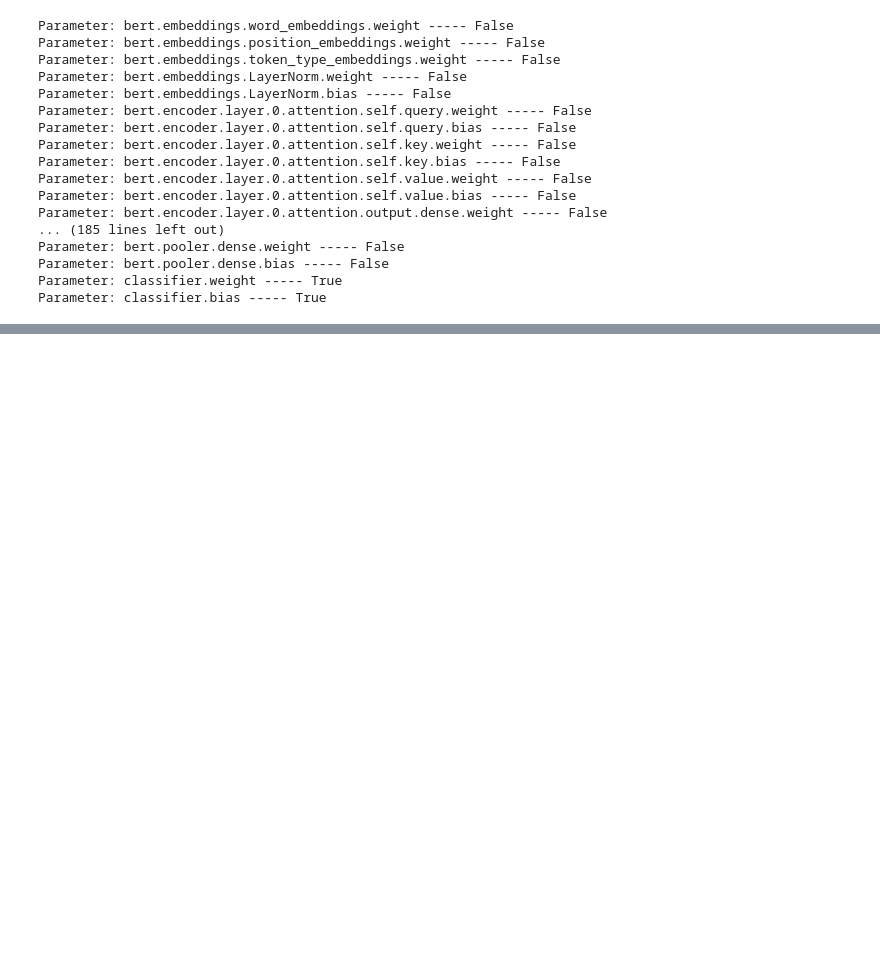
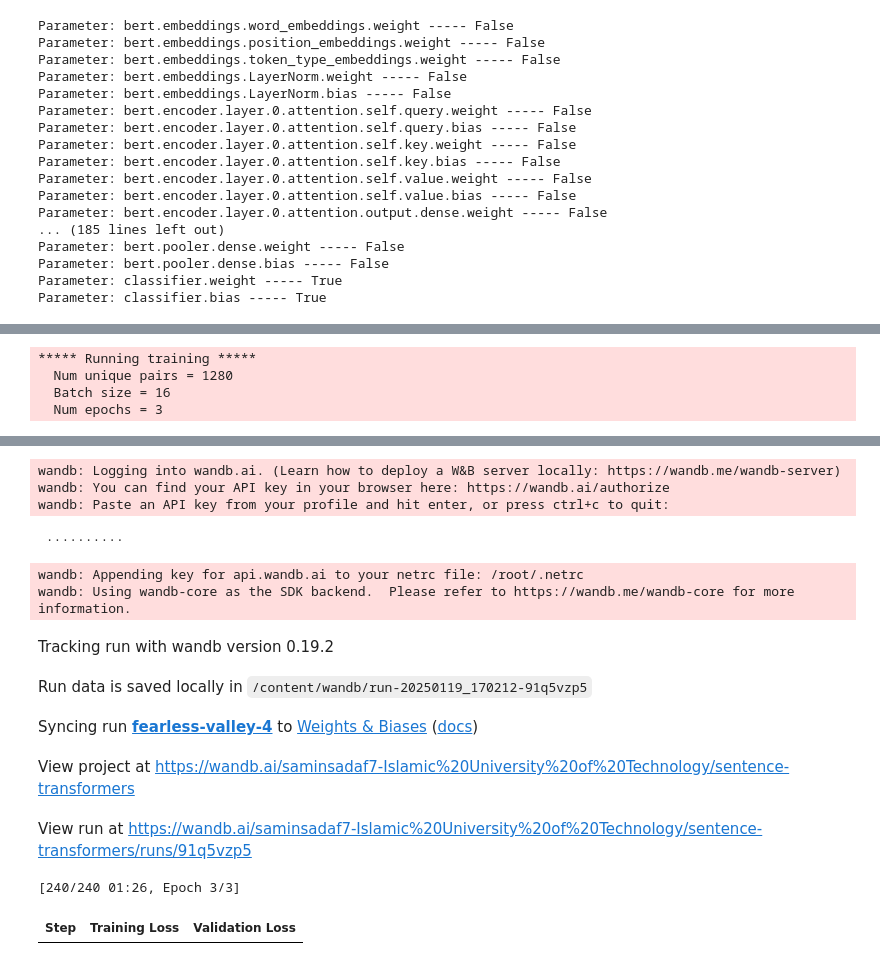
Before and after one commit to Samin-Sadaf7/Book-of-LLMs, a Jupyter notebook: HandsOnLLM_11.ipynb, the cells around one changed output, grey strips where cells are left out. Saved outputs shown, nothing was run; the diff lists cells and outputs as text; code cells hidden in the pictures; blank space fills up the shorter version.

```diff
--- a/HandsOnLLM_11.ipynb
+++ b/HandsOnLLM_11.ipynb
@@ -228,0 +355,26 @@ trainer.evaluate()
+# %%
+from setfit import TrainingArguments as SetFitTraingingArguments
+from setfit import Trainer as SetFitTrainer
+
+#Define training arguments
+args = SetFitTraingingArguments(
+    num_iterations=20, #number of text pairs to generate
+    num_epochs=3, #the number of epochs to use for contrastive learning
+)
+args.eval_strategy = args.evaluation_strategy
+
+#Create trainer
+trainer = SetFitTrainer(
+    model=model,
+    args=args,
+    train_dataset=sampled_train_data,
+    eval_dataset=test_data,
+    metric="f1"
+)
+
+trainer.train()
+# %% [output]
+***** Running training *****
+  Num unique pairs = 1280
+  Batch size = 16
+  Num epochs = 3
@@ -228,0 +382,13 @@ trainer.evaluate()
+wandb: Logging into wandb.ai. (Learn how to deploy a W&B server locally: https://wandb.me/wandb-server)
+wandb: You can find your API key in your browser here: https://wandb.ai/authorize
+wandb: Paste an API key from your profile and hit enter, or press ctrl+c to quit:
+ ··········
+wandb: Appending key for api.wandb.ai to your netrc file: /root/.netrc
+wandb: Using wandb-core as the SDK backend.  Please refer to https://wandb.me/wandb-core for more information.
+Tracking run with wandb version 0.19.2
+Run data is saved locally in /content/wandb/run-20250119_170212-91q5vzp5
+Syncing run fearless-valley-4 to Weights & Biases (docs)
+View project at https://wandb.ai/saminsadaf7-Islamic%20University%20of%20Technology/sentence-transformers
+View run at https://wandb.ai/saminsadaf7-Islamic%20University%20of%20Technology/sentence-transformers/runs/91q5vzp5
+[240/240 01:26, Epoch 3/3]
+| Step | Training Loss | Validation Loss |
```
Also changed, not shown: parts of 17 cells of this notebook.
